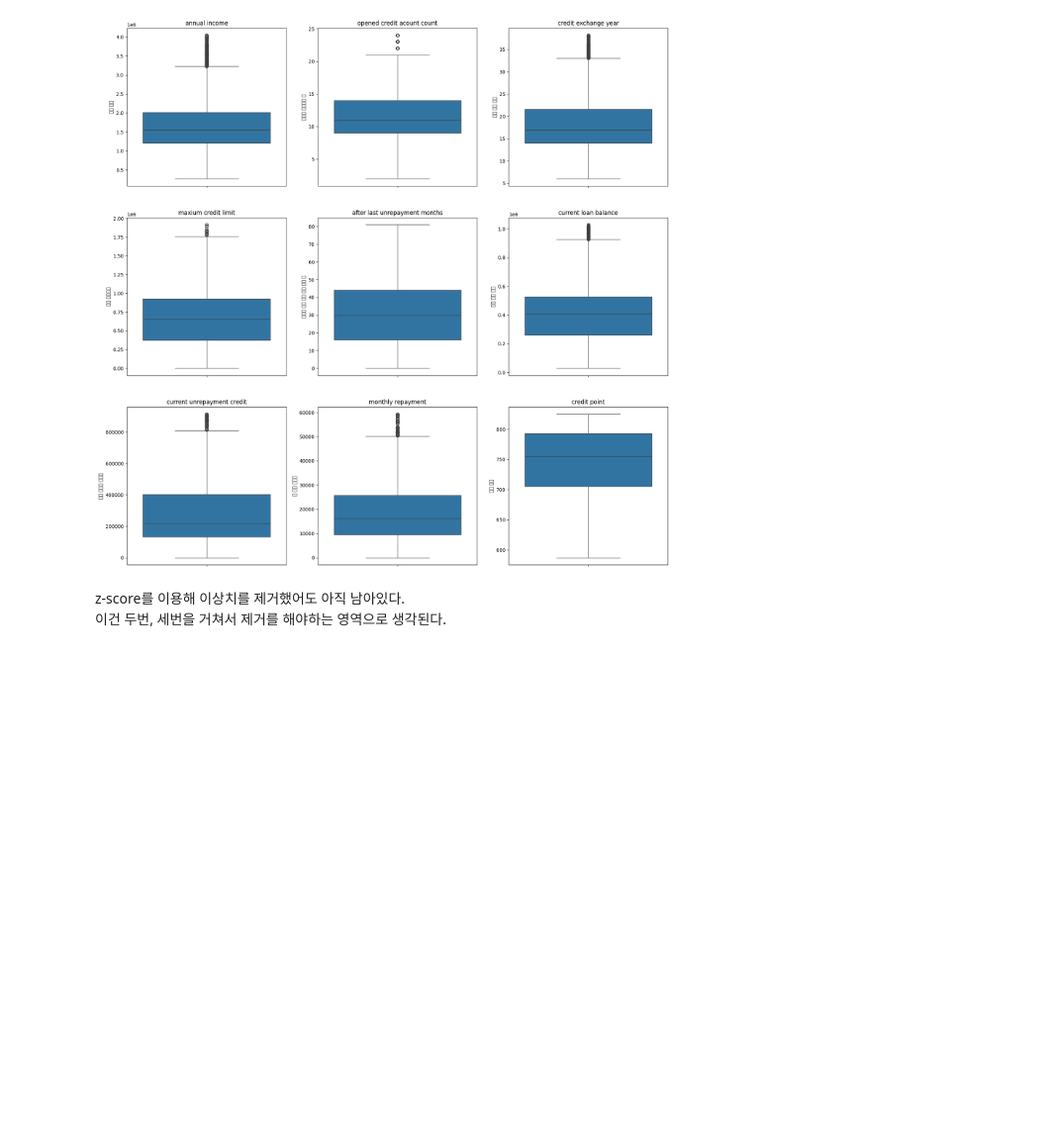
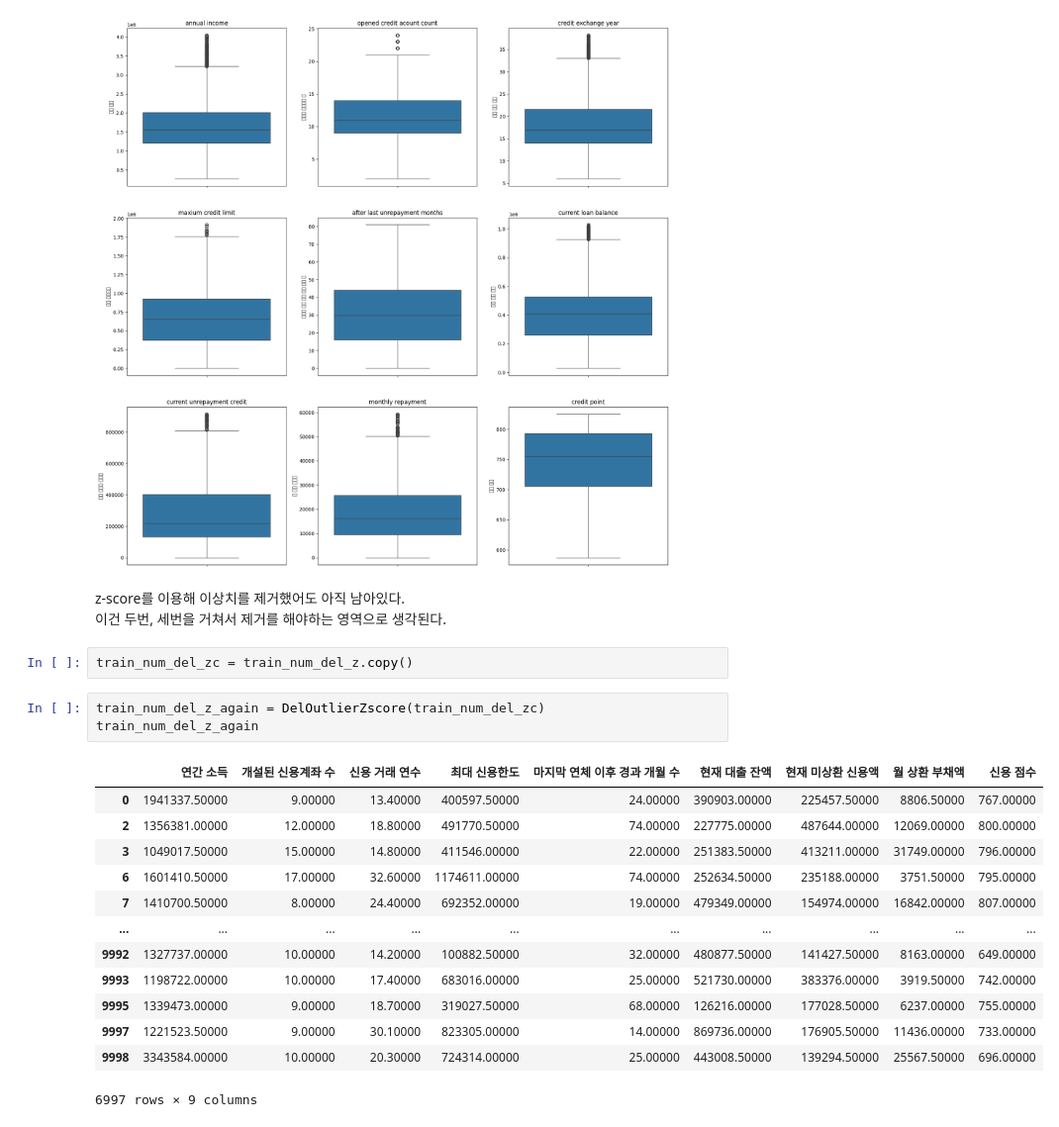
Before and after one commit to jayiuk/default-pred, a Jupyter notebook: eda_data.ipynb, the cells around one changed output. Shown at 99% size. Cells and saved outputs as stored; diff of their text form; blank space fills up the shorter version.

```diff
--- a/eda_data.ipynb
+++ b/eda_data.ipynb
@@ -1015,3 +1015,22 @@ Text(0.5, 1.0, 'credit point')
 # %% [markdown]
 z-score를 이용해 이상치를 제거했어도 아직 남아있다.\
 이건 두번, 세번을 거쳐서 제거를 해야하는 영역으로 생각된다.
+# %%
+train_num_del_zc = train_num_del_z.copy()
+# %%
+train_num_del_z_again = DelOutlierZscore(train_num_del_zc)
+train_num_del_z_again
+# %% [output]
+|  | 연간 소득 | 개설된 신용계좌 수 | 신용 거래 연수 | 최대 신용한도 | 마지막 연체 이후 경과 개월 수 | 현재 대출 잔액 | 현재 미상환 신용액 | 월 상환 부채액 | 신용 점수 |
+| 0 | 1941337.50000 | 9.00000 | 13.40000 | 400597.50000 | 24.00000 | 390903.00000 | 225457.50000 | 8806.50000 | 767.00000 |
+| 2 | 1356381.00000 | 12.00000 | 18.80000 | 491770.50000 | 74.00000 | 227775.00000 | 487644.00000 | 12069.00000 | 800.00000 |
+| 3 | 1049017.50000 | 15.00000 | 14.80000 | 411546.00000 | 22.00000 | 251383.50000 | 413211.00000 | 31749.00000 | 796.00000 |
+| 6 | 1601410.50000 | 17.00000 | 32.60000 | 1174611.00000 | 74.00000 | 252634.50000 | 235188.00000 | 3751.50000 | 795.00000 |
+| 7 | 1410700.50000 | 8.00000 | 24.40000 | 692352.00000 | 19.00000 | 479349.00000 | 154974.00000 | 16842.00000 | 807.00000 |
+| ... | ... | ... | ... | ... | ... | ... | ... | ... | ... |
+| 9992 | 1327737.00000 | 10.00000 | 14.20000 | 100882.50000 | 32.00000 | 480877.50000 | 141427.50000 | 8163.00000 | 649.00000 |
+| 9993 | 1198722.00000 | 10.00000 | 17.40000 | 683016.00000 | 25.00000 | 521730.00000 | 383376.00000 | 3919.50000 | 742.00000 |
+| 9995 | 1339473.00000 | 9.00000 | 18.70000 | 319027.50000 | 68.00000 | 126216.00000 | 177028.50000 | 6237.00000 | 755.00000 |
+| 9997 | 1221523.50000 | 9.00000 | 30.10000 | 823305.00000 | 14.00000 | 869736.00000 | 176905.50000 | 11436.00000 | 733.00000 |
+| 9998 | 3343584.00000 | 10.00000 | 20.30000 | 724314.00000 | 25.00000 | 443008.50000 | 139294.50000 | 25567.50000 | 696.00000 |
+6997 rows × 9 columns
```
Also changed, not shown: parts of 4 cells of this notebook, 1 other file.
